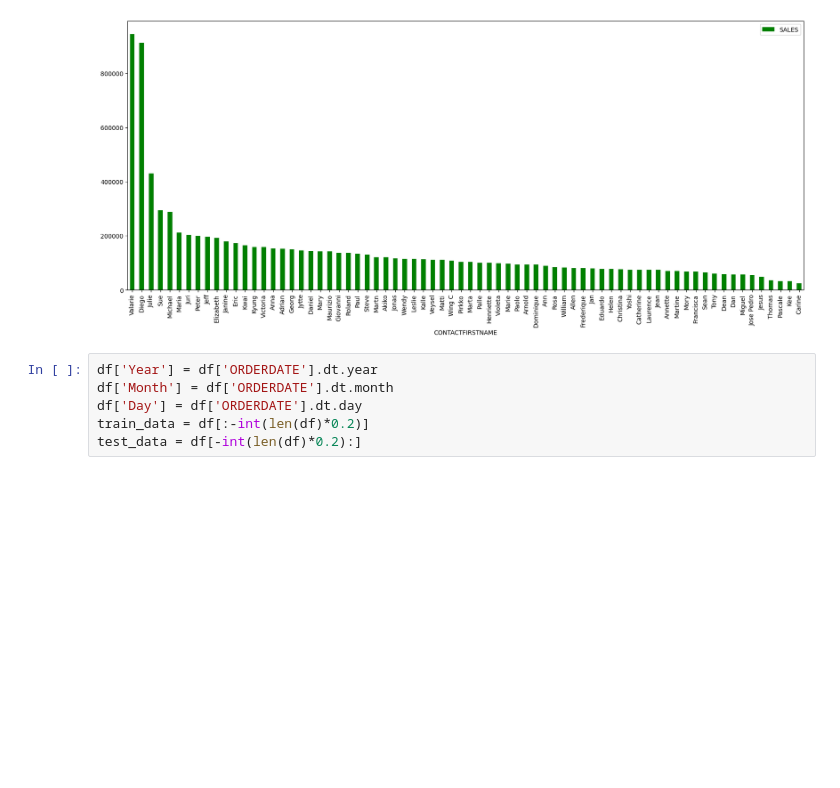
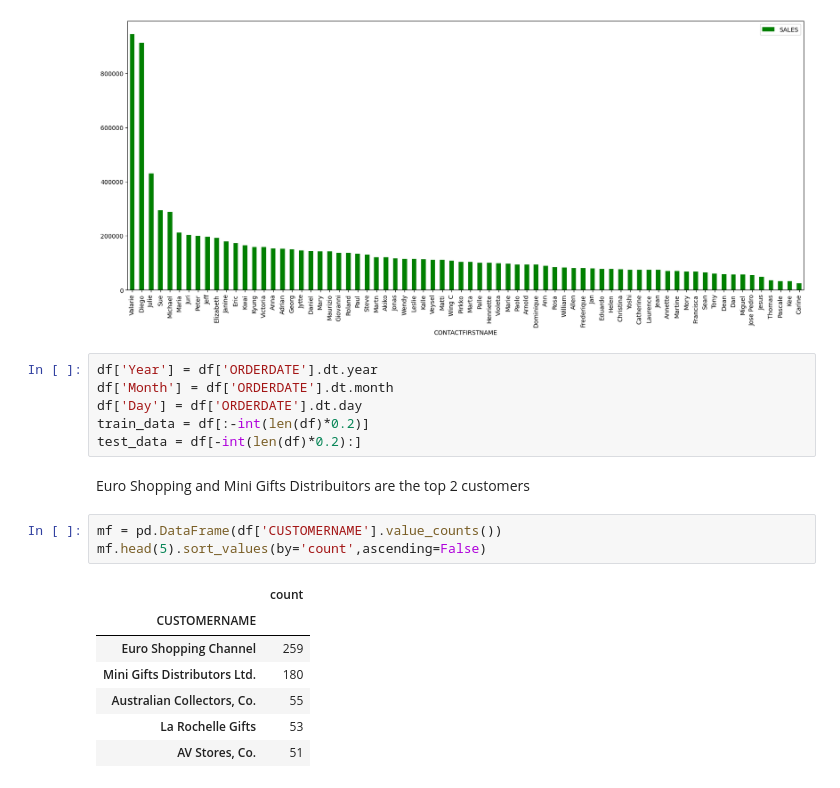
Before and after one commit to striversahil/sales_forcast, a Jupyter notebook: EDA.ipynb, the cells around one changed output. Cells and saved outputs as stored; diff of their text form; blank space fills up the shorter version.

Commit message:
Added top customers analysis and data summary

```diff
--- a/EDA.ipynb
+++ b/EDA.ipynb
@@ -107,3 +107,16 @@ df['Month'] = df['ORDERDATE'].dt.month
 df['Day'] = df['ORDERDATE'].dt.day
 train_data = df[:-int(len(df)*0.2)]
 test_data = df[-int(len(df)*0.2):]
+# %% [markdown]
+Euro Shopping and Mini Gifts Distribuitors are the top 2 customers
+# %%
+mf = pd.DataFrame(df['CUSTOMERNAME'].value_counts())
+mf.head(5).sort_values(by='count',ascending=False)
+# %% [output]
+|  | count |
+| CUSTOMERNAME |  |
+| Euro Shopping Channel | 259 |
+| Mini Gifts Distributors Ltd. | 180 |
+| Australian Collectors, Co. | 55 |
+| La Rochelle Gifts | 53 |
+| AV Stores, Co. | 51 |
```
